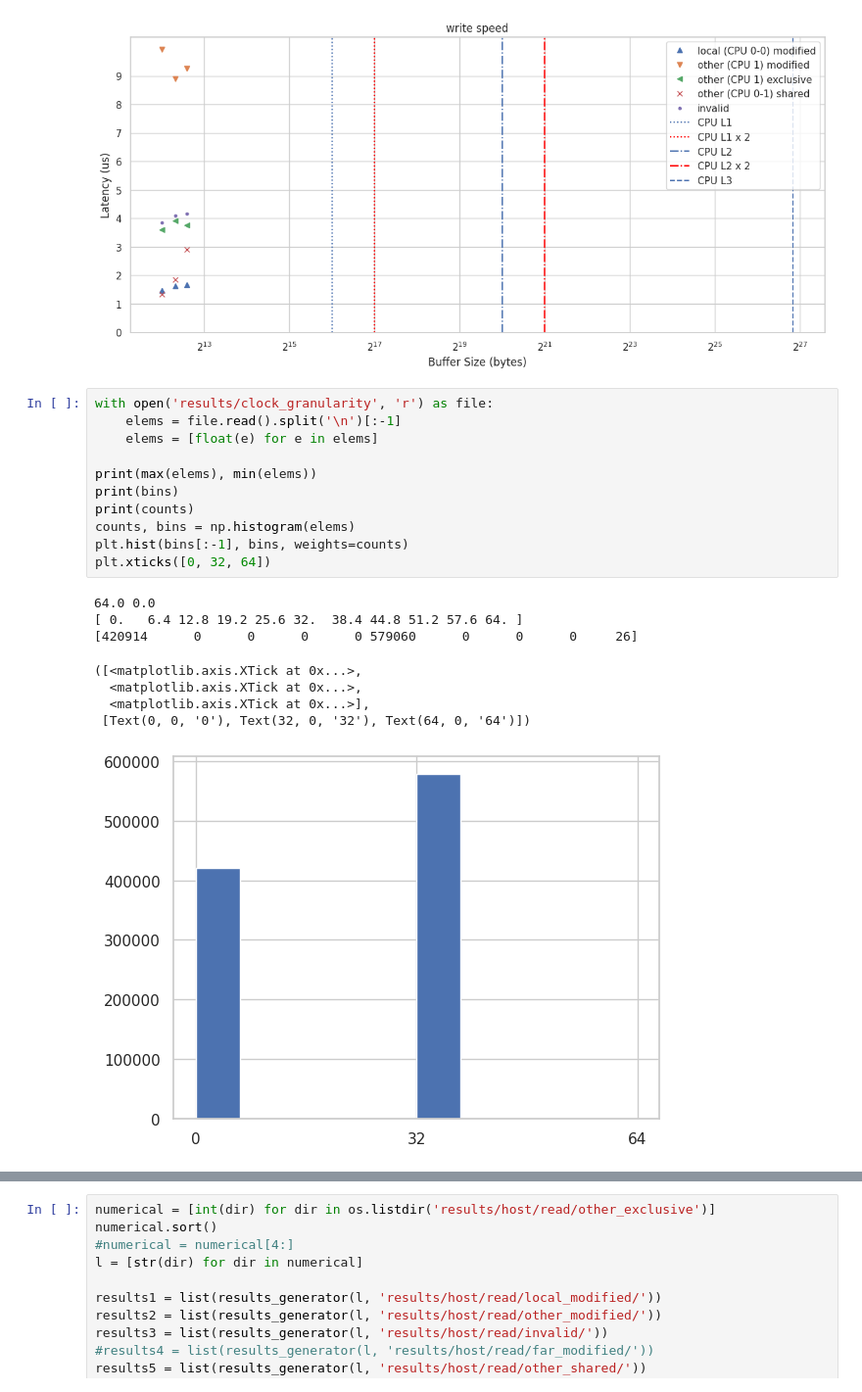
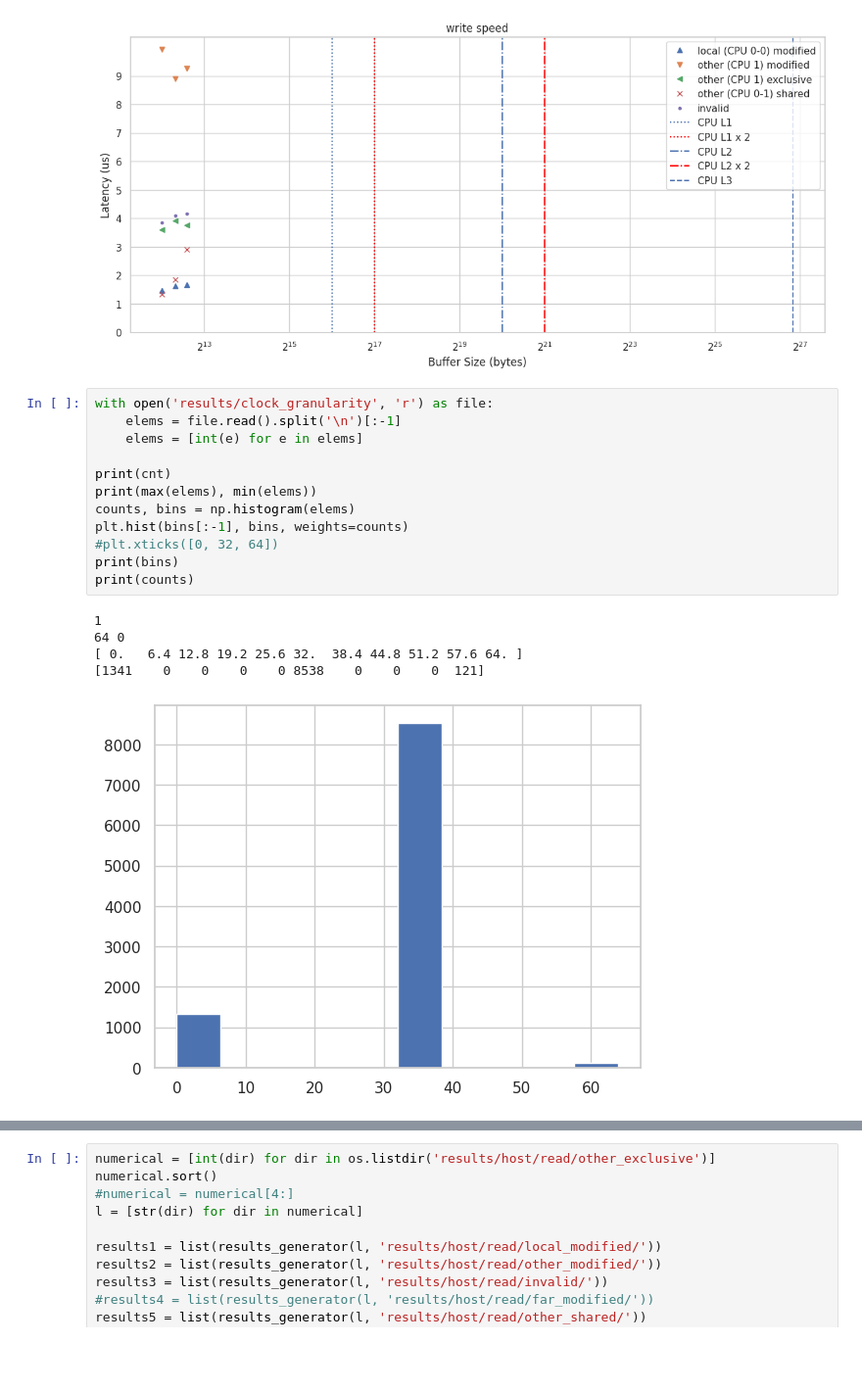
Before and after one commit to ntua-el20062/grace-hopper-benchmark, a Jupyter notebook: src/analysis.ipynb, the cells around one changed output, grey strips where cells are left out. Shown at 98% size. Drawn from its saved outputs; the diff is of its cells as text; blank space fills up the shorter version.

```diff
--- a/src/analysis.ipynb
+++ b/src/analysis.ipynb
@@ -259,20 +259,18 @@ plt.show()
 # %%
 with open('results/clock_granularity', 'r') as file:
     elems = file.read().split('\n')[:-1]
-    elems = [float(e) for e in elems]
+    elems = [int(e) for e in elems]
 
+print(cnt)
 print(max(elems), min(elems))
+counts, bins = np.histogram(elems)
+plt.hist(bins[:-1], bins, weights=counts)
+#plt.xticks([0, 32, 64])
 print(bins)
 print(counts)
-counts, bins = np.histogram(elems)
-plt.hist(bins[:-1], bins, weights=counts)
-plt.xticks([0, 32, 64])
 # %% [output]
-64.0 0.0
+1
+64 0
 [ 0.   6.4 12.8 19.2 25.6 32.  38.4 44.8 51.2 57.6 64. ]
-[420914      0      0      0      0 579060      0      0      0     26]
+[1341    0    0    0    0 8538    0    0    0  121]
-([<matplotlib.axis.XTick at 0x...>,
-  <matplotlib.axis.XTick at 0x...>,
-  <matplotlib.axis.XTick at 0x...>],
- [Text(0, 0, '0'), Text(32, 0, '32'), Text(64, 0, '64')])
-[figure, old version]
+[figure, new version]
```
Also changed, not shown: parts of 6 cells of this notebook, 12 other files.
